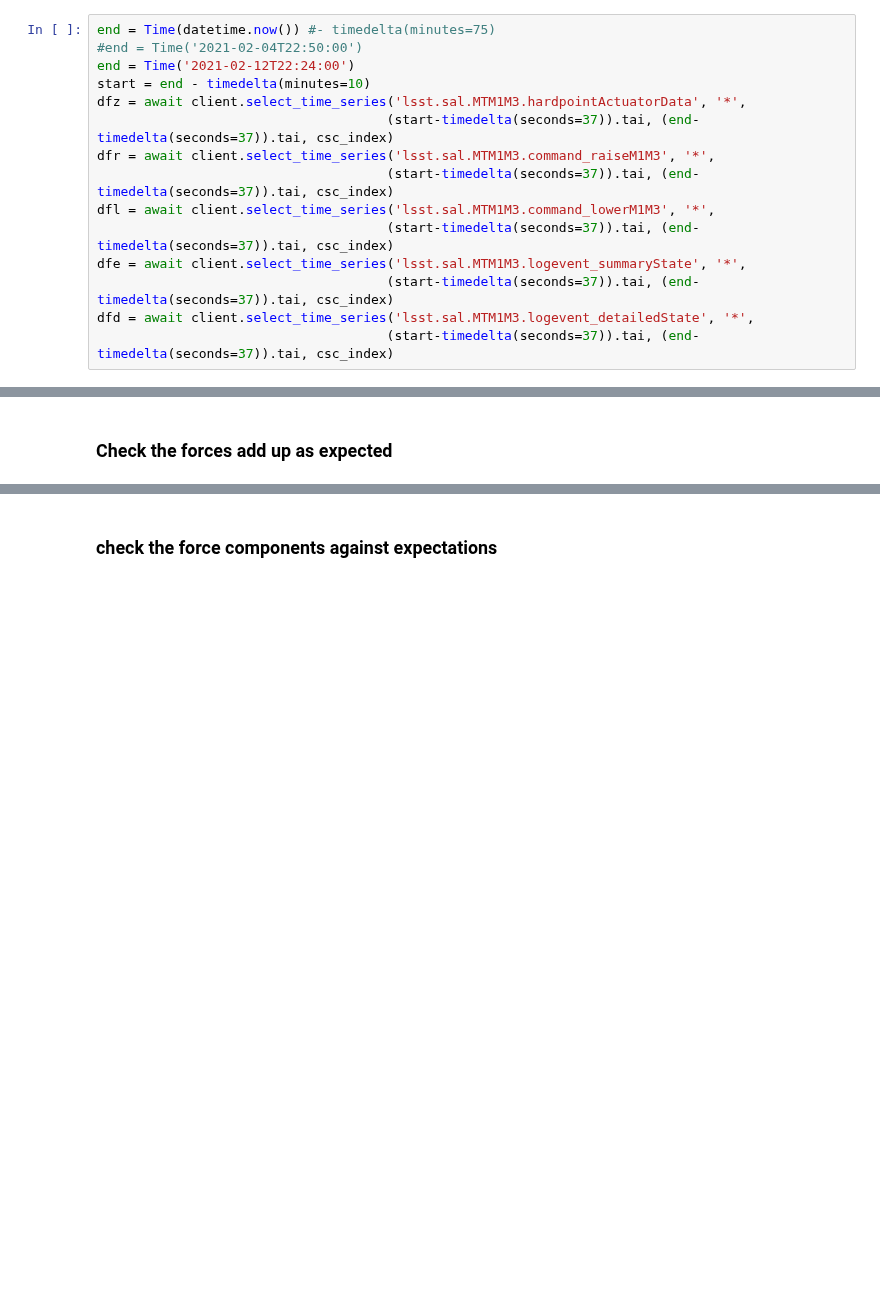
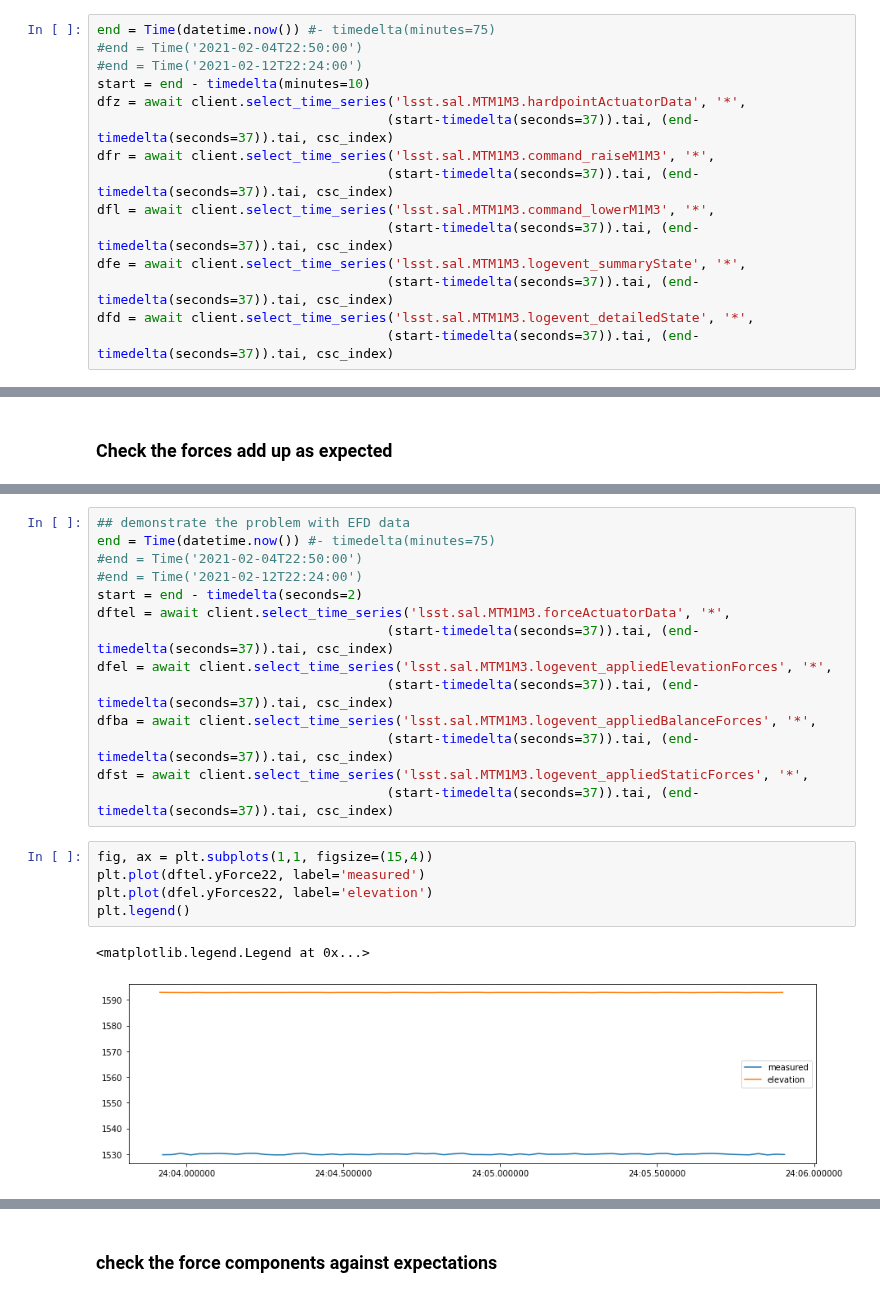
Before and after one commit to lsst-ts/ts_notebooks, a Jupyter notebook: bxin/ptg2m1m3/m1m3_diagnostic.ipynb, the cells around one changed output, grey strips where cells are left out. Cells and saved outputs as stored; diff of their text form; blank space fills up the shorter version.

```diff
--- a/bxin/ptg2m1m3/m1m3_diagnostic.ipynb
+++ b/bxin/ptg2m1m3/m1m3_diagnostic.ipynb
@@ -108,7 +164,7 @@ print('m1m3 state', MTM1M3.DetailedState(state.detailedState), pd.to_datetime(st
 # %%
 end = Time(datetime.now()) #- timedelta(minutes=75)
 #end = Time('2021-02-04T22:50:00')
-end = Time('2021-02-12T22:24:00')
+#end = Time('2021-02-12T22:24:00')
 start = end - timedelta(minutes=10)
 dfz = await client.select_time_series('lsst.sal.MTM1M3.hardpointActuatorData', '*',
                                      (start-timedelta(seconds=37)).tai, (end-timedelta(seconds=37)).tai, csc_index)
@@ -267,0 +425,22 @@ for i in range(3):
+# %%
+## demonstrate the problem with EFD data
+end = Time(datetime.now()) #- timedelta(minutes=75)
+#end = Time('2021-02-04T22:50:00')
+#end = Time('2021-02-12T22:24:00')
+start = end - timedelta(seconds=2)
+dftel = await client.select_time_series('lsst.sal.MTM1M3.forceActuatorData', '*',
+                                     (start-timedelta(seconds=37)).tai, (end-timedelta(seconds=37)).tai, csc_index)
+dfel = await client.select_time_series('lsst.sal.MTM1M3.logevent_appliedElevationForces', '*',
+                                     (start-timedelta(seconds=37)).tai, (end-timedelta(seconds=37)).tai, csc_index)
+dfba = await client.select_time_series('lsst.sal.MTM1M3.logevent_appliedBalanceForces', '*',
+                                     (start-timedelta(seconds=37)).tai, (end-timedelta(seconds=37)).tai, csc_index)
+dfst = await client.select_time_series('lsst.sal.MTM1M3.logevent_appliedStaticForces', '*',
+                                     (start-timedelta(seconds=37)).tai, (end-timedelta(seconds=37)).tai, csc_index)
+# %%
+fig, ax = plt.subplots(1,1, figsize=(15,4))
+plt.plot(dftel.yForce22, label='measured')
+plt.plot(dfel.yForces22, label='elevation')
+plt.legend()
+# %% [output]
+<matplotlib.legend.Legend at 0x...>
+[figure, added]
```
Also changed, not shown: parts of 50 cells of this notebook.
